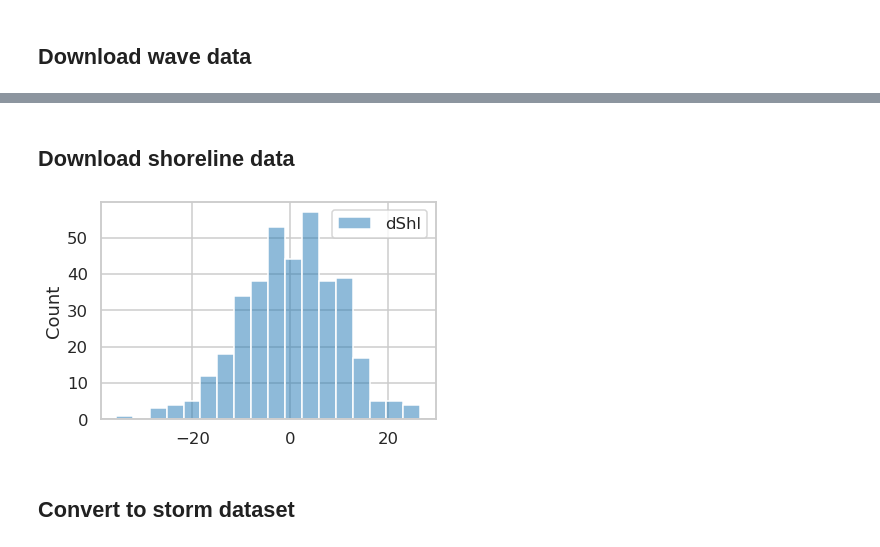
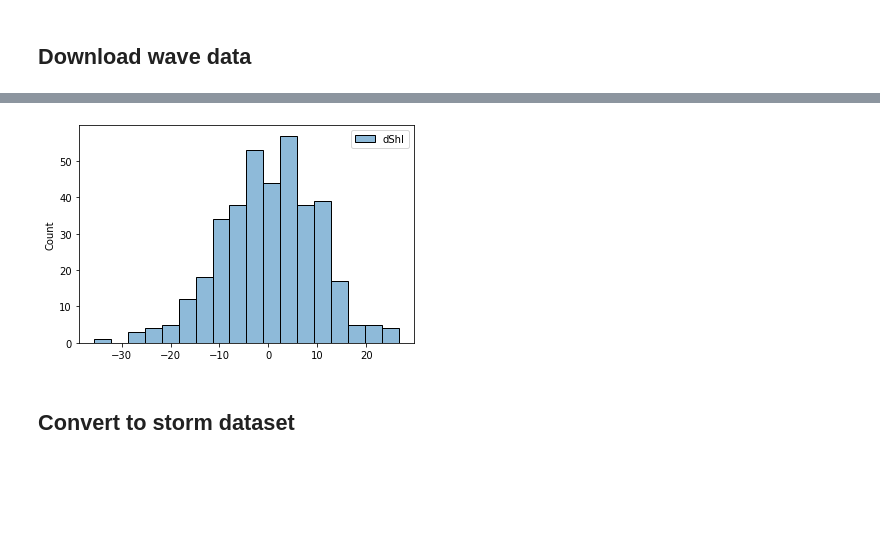
Before and after one commit to simmonsja/bayes-lr-shoreline, a Jupyter notebook: 02_numpyro_analysis.ipynb, the cells around one changed output, grey strips where cells are left out. Drawn from its saved outputs; the diff is of its cells as text; code cells hidden in the pictures; blank space fills up the shorter version.

```diff
--- a/02_numpyro_analysis.ipynb
+++ b/02_numpyro_analysis.ipynb
@@ -17,15 +17,9 @@ Automatic pdb calling has been turned ON
 # %%
 import os, sys
 import pandas as pd
-
 import numpy as np
-from scipy.spatial.distance import cdist
-import matplotlib.pyplot as plt
 import seaborn as sns
 import arviz as az
-import urllib.request
-sns.set_style('whitegrid')
-sns.set_context('talk')
 
 from ipywidgets import interactive, fixed, widgets
 
@@ -41,5 +35,12 @@ import numpyro.distributions as dist
 from numpyro import handlers
 from numpyro.infer import MCMC, NUTS
 from numpyro.infer import Predictive
+
+# plotting
+from functions import (plot_regression, plot_pareto_points, draw_fit)
+# data
+from functions import(load_shoreline_data, load_wave_data)
+# analysis
+from functions import (find_pareto_front,generate_storm_dataset)
 # %% [markdown]
 ## Download wave data
@@ -63,26 +47,15 @@ rawWaveData
-# %% [markdown]
-## Download shoreline data
-# %%
-transectName = 'aus0206-0005'
-csSource = 'http://coastsat.wrl.unsw.edu.au/time-series/{}/'
-tmpLoc =  "{}.csv".format(transectName)
-download = False
-
-if download:
-    urllib.request.urlretrieve(csSource.format(transectName), tmpLoc)
-
-rawShlData = pd.read_csv(tmpLoc,parse_dates=True,index_col=0,header=None)
-rawShlData.index = pd.to_datetime(rawShlData.index,utc=True)
-rawShlData.columns = ['Shoreline']
-rawShlData.index.name = 'Date'
-# shlData.plot()
-
-diffShlData = rawShlData.diff()
-diffShlData.columns = ['dShl']
-
-sns.histplot(diffShlData.dropna())
-None
-# %% [output]
-[figure, removed]
+# %%
+transect_name = 'aus0206-0005'
+raw_shl_data = load_shoreline_data(transect_name=transect_name)
+raw_wave_data = load_wave_data(transect_name=transect_name)
+shl_data = generate_storm_dataset(raw_shl_data, raw_wave_data)
+
+# Check with a plot
+diff_shl_data = raw_shl_data.diff()
+diff_shl_data.columns = ['dShl']
+sns.histplot(diff_shl_data.dropna())
+None
+# %% [output]
+[figure, added]
 # %% [markdown]
 ## Convert to storm dataset
```
Also changed, not shown: parts of 26 cells of this notebook, 4 other files.
